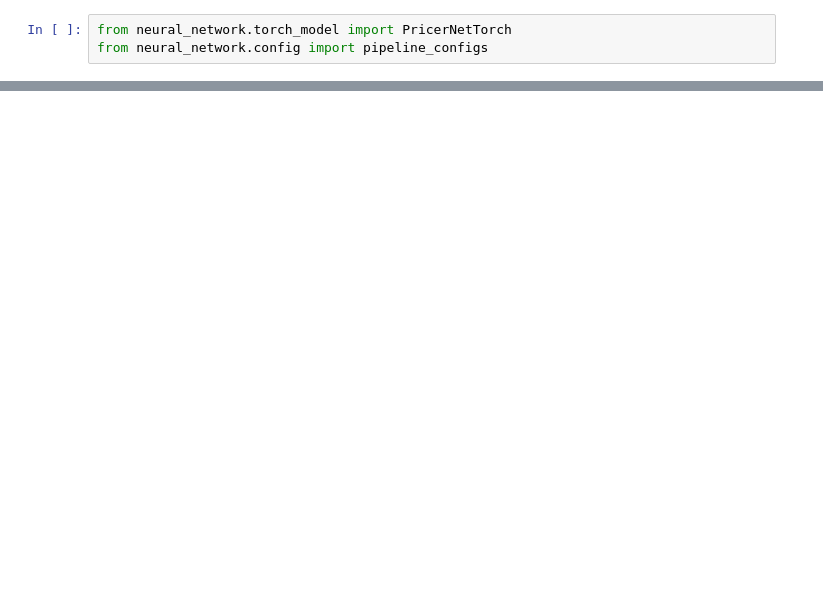
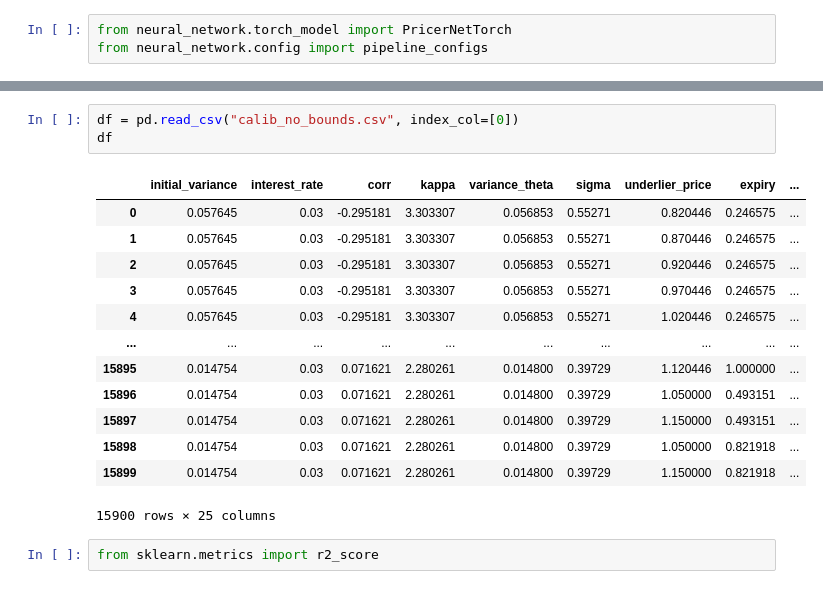
Before and after one commit to HKristof136/msc_thesis_2025, a Jupyter notebook: calibration/calib_notebook.ipynb, the cells around one changed output, grey strips where cells are left out. Saved outputs shown, nothing was run; the diff lists cells and outputs as text; blank space fills up the shorter version.

```diff
--- a/calibration/calib_notebook.ipynb
+++ b/calibration/calib_notebook.ipynb
@@ -329,0 +577,19 @@ market
+# %%
+df = pd.read_csv("calib_no_bounds.csv", index_col=[0])
+df
+# %% [output]
+|  | initial_variance | interest_rate | corr | kappa | variance_theta | sigma | underlier_price | expiry | ... |
+| 0 | 0.057645 | 0.03 | -0.295181 | 3.303307 | 0.056853 | 0.55271 | 0.820446 | 0.246575 | ... |
+| 1 | 0.057645 | 0.03 | -0.295181 | 3.303307 | 0.056853 | 0.55271 | 0.870446 | 0.246575 | ... |
+| 2 | 0.057645 | 0.03 | -0.295181 | 3.303307 | 0.056853 | 0.55271 | 0.920446 | 0.246575 | ... |
+| 3 | 0.057645 | 0.03 | -0.295181 | 3.303307 | 0.056853 | 0.55271 | 0.970446 | 0.246575 | ... |
+| 4 | 0.057645 | 0.03 | -0.295181 | 3.303307 | 0.056853 | 0.55271 | 1.020446 | 0.246575 | ... |
+| ... | ... | ... | ... | ... | ... | ... | ... | ... | ... |
+| 15895 | 0.014754 | 0.03 | 0.071621 | 2.280261 | 0.014800 | 0.39729 | 1.120446 | 1.000000 | ... |
+| 15896 | 0.014754 | 0.03 | 0.071621 | 2.280261 | 0.014800 | 0.39729 | 1.050000 | 0.493151 | ... |
+| 15897 | 0.014754 | 0.03 | 0.071621 | 2.280261 | 0.014800 | 0.39729 | 1.150000 | 0.493151 | ... |
+| 15898 | 0.014754 | 0.03 | 0.071621 | 2.280261 | 0.014800 | 0.39729 | 1.050000 | 0.821918 | ... |
+| 15899 | 0.014754 | 0.03 | 0.071621 | 2.280261 | 0.014800 | 0.39729 | 1.150000 | 0.821918 | ... |
+15900 rows × 25 columns
+# %%
+from sklearn.metrics import r2_score
```
Also changed, not shown: parts of 17 cells of this notebook, 13 other files.
